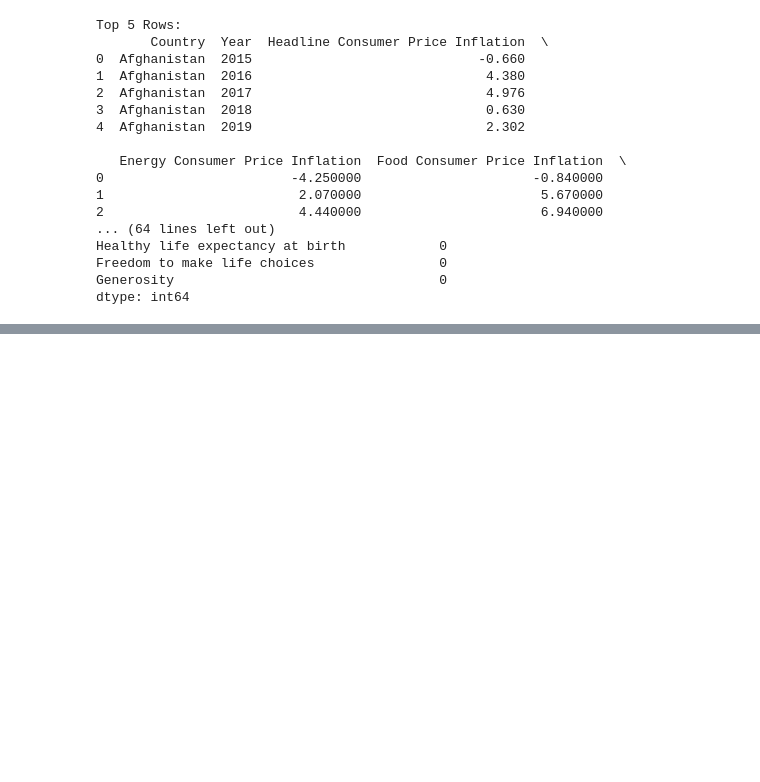
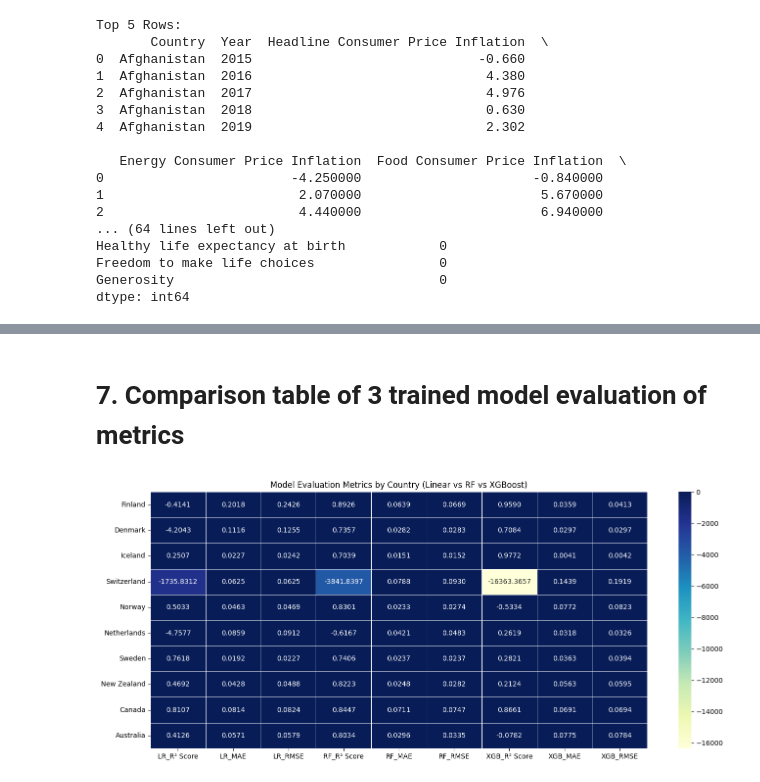
Before and after one commit to sqadirova/BDA_project_2025, a Jupyter notebook: main.ipynb, the cells around one changed output, grey strips where cells are left out. Cells and saved outputs as stored; diff of their text form; code cells hidden in the pictures; blank space fills up the shorter version.

```diff
--- a/main.ipynb
+++ b/main.ipynb
@@ -78,0 +310,32 @@ dtype: int64
+# %% [markdown]
+# 7. Comparison table of 3 trained model evaluation of metrics
+# %%
+# Make sure these three variables exist: lr_model_scores, rf_model_scores, xgb_model_scores
+# Each should be a dictionary where keys are country names and values are dictionaries with R², MAE, RMSE
+
+# Step 1: Convert model score dictionaries to DataFrames
+df_lr_scores = pd.DataFrame(lr_model_scores).T.add_prefix('LR_')
+df_rf_scores = pd.DataFrame(rf_model_scores).T.add_prefix('RF_')
+df_xgb_scores = pd.DataFrame(xgb_model_scores).T.add_prefix('XGB_')
+
+# Step 2: Merge all three DataFrames using country as index
+df_combined_scores = df_lr_scores.join(df_rf_scores).join(df_xgb_scores)
+
+# Step 3: Round for readability
+df_combined_scores_rounded = df_combined_scores.round(4)
+
+# Step 4: Display in notebook
+import seaborn as sns
+import matplotlib.pyplot as plt
+
+plt.figure(figsize=(14, 6))
+sns.heatmap(df_combined_scores_rounded, annot=True, cmap="YlGnBu", fmt=".4f", linewidths=0.5)
+plt.title("Model Evaluation Metrics by Country (Linear vs RF vs XGBoost)")
+plt.yticks(rotation=0)
+plt.tight_layout()
+plt.show()
+
+# Optional: Export to CSV
+df_combined_scores_rounded.to_csv("model_comparison_scores.csv")
+# %% [output]
+[figure, added]
```
Also changed, not shown: parts of 16 cells of this notebook, 3 other files.
